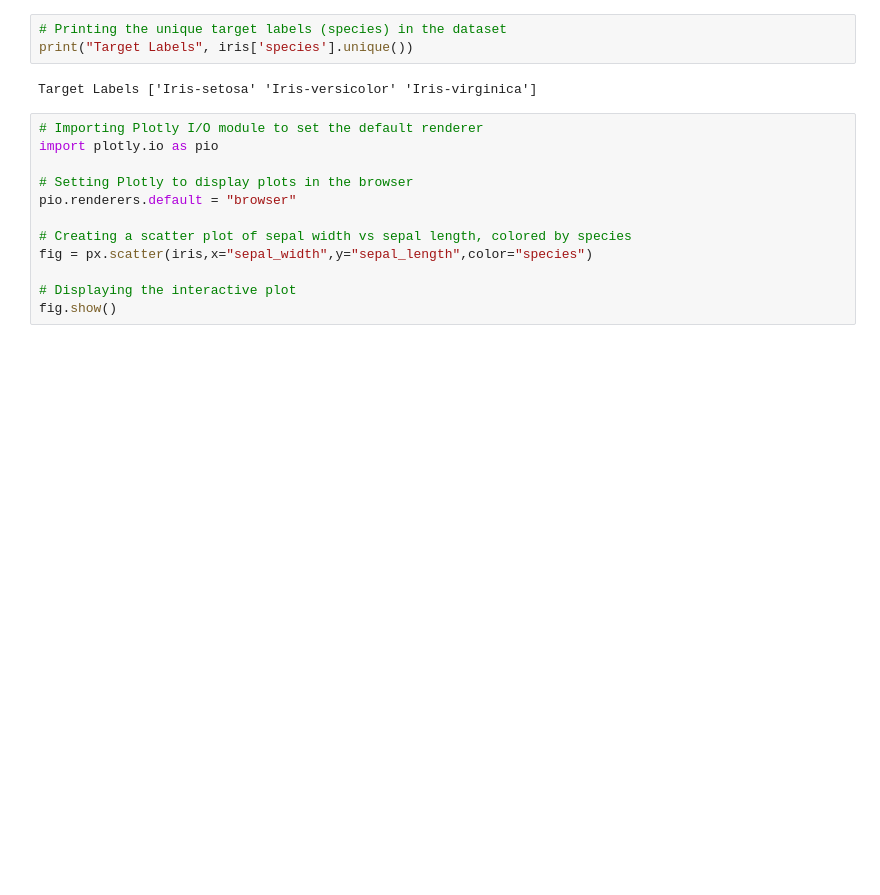
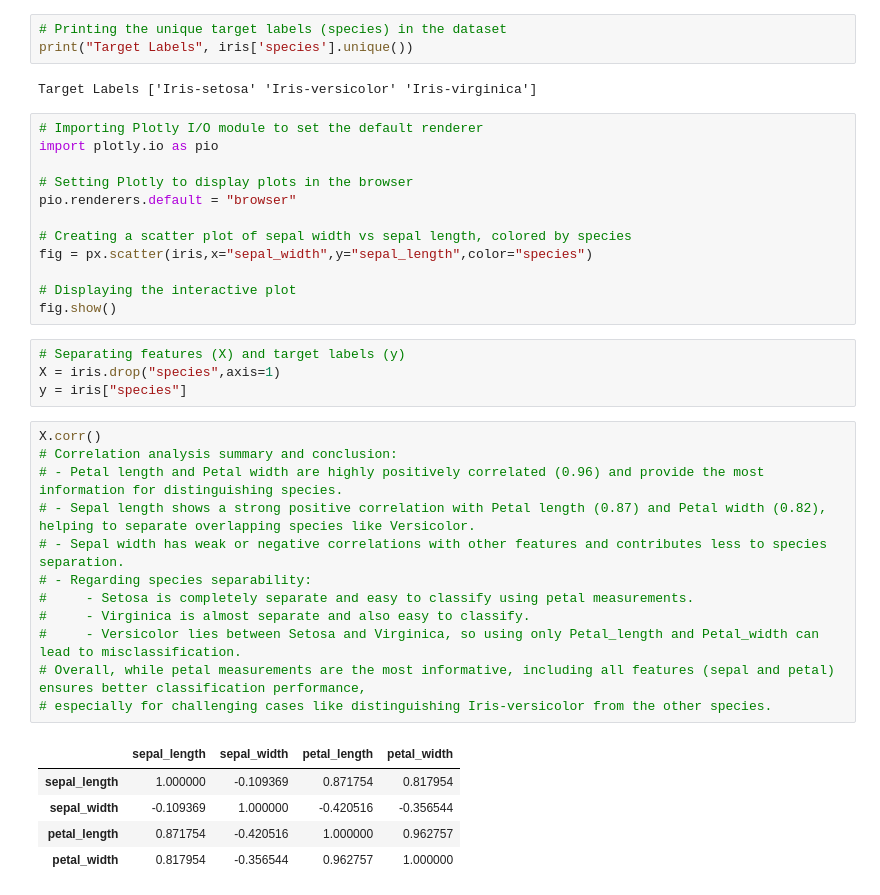
Before and after one commit to donyafallah/Iris-Flower-Classification, a Jupyter notebook: Iris_Flower_Classification.ipynb, the cells around one changed output. Saved outputs shown, nothing was run; the diff lists cells and outputs as text; blank space fills up the shorter version.

```diff
--- a/Iris_Flower_Classification.ipynb
+++ b/Iris_Flower_Classification.ipynb
@@ -47,3 +48,25 @@ fig = px.scatter(iris,x="sepal_width",y="sepal_length",color="species")
 
 # Displaying the interactive plot
 fig.show()
+# %%
+# Separating features (X) and target labels (y)
+X = iris.drop("species",axis=1)
+y = iris["species"]
+# %%
+X.corr()
+# Correlation analysis summary and conclusion:
+# - Petal length and Petal width are highly positively correlated (0.96) and provide the most information for distinguishing species.
+# - Sepal length shows a strong positive correlation with Petal length (0.87) and Petal width (0.82), helping to separate overlapping species like Versicolor.
+# - Sepal width has weak or negative correlations with other features and contributes less to species separation.
+# - Regarding species separability:
+#     - Setosa is completely separate and easy to classify using petal measurements.
+#     - Virginica is almost separate and also easy to classify.
+#     - Versicolor lies between Setosa and Virginica, so using only Petal_length and Petal_width can lead to misclassification.
+# Overall, while petal measurements are the most informative, including all features (sepal and petal) ensures better classification performance,
+# especially for challenging cases like distinguishing Iris-versicolor from the other species.
+# %% [output]
+|  | sepal_length | sepal_width | petal_length | petal_width |
+| sepal_length | 1.000000 | -0.109369 | 0.871754 | 0.817954 |
+| sepal_width | -0.109369 | 1.000000 | -0.420516 | -0.356544 |
+| petal_length | 0.871754 | -0.420516 | 1.000000 | 0.962757 |
+| petal_width | 0.817954 | -0.356544 | 0.962757 | 1.000000 |
```
Also changed, not shown: parts of 3 cells of this notebook.
